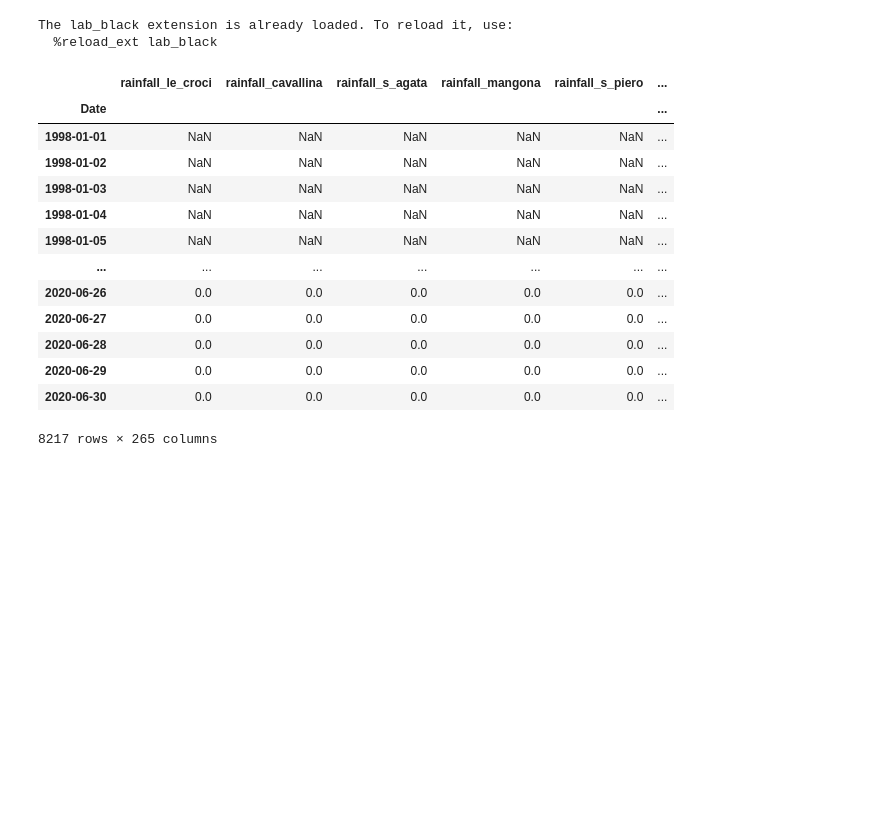
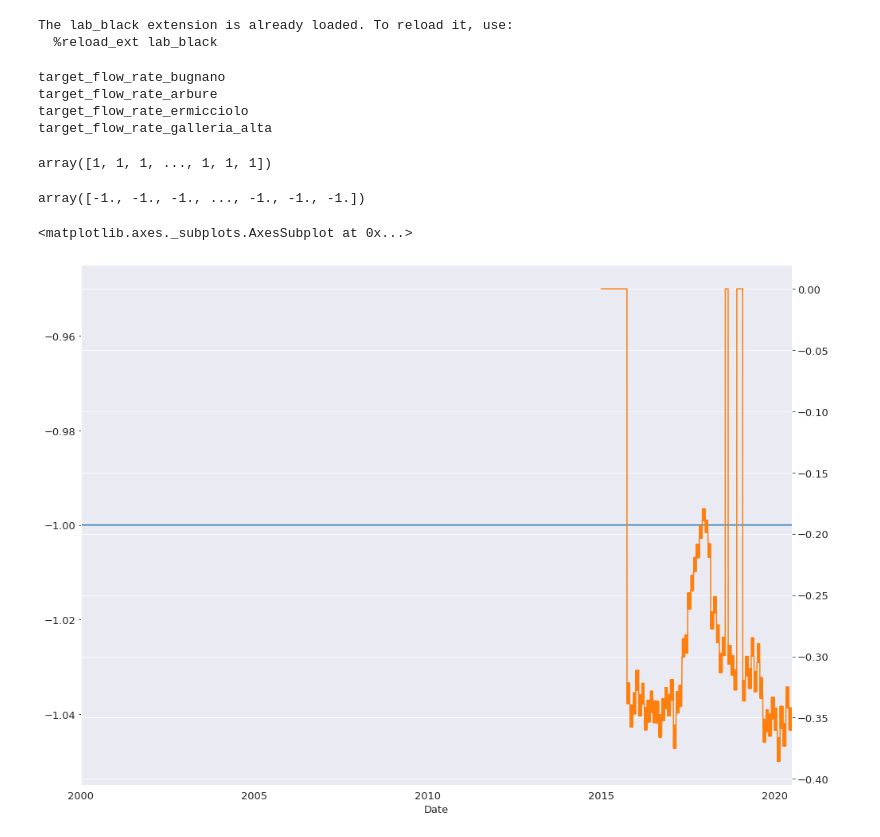
Before and after one commit to thomas-wsbd/acea-water-prediction, a Jupyter notebook: preprocess.ipynb, the cells around one changed output. Saved outputs shown, nothing was run; the diff lists cells and outputs as text; code cells hidden in the pictures; blank space fills up the shorter version.

```diff
--- a/preprocess.ipynb
+++ b/preprocess.ipynb
@@ -90,17 +55,33 @@ def gather_df(dataset_name):
-# %%
-gather_df("river_arno")
-# %% [output]
-|  | rainfall_le_croci | rainfall_cavallina | rainfall_s_agata | rainfall_mangona | rainfall_s_piero | ... |
-| Date |  |  |  |  |  | ... |
-| 1998-01-01 | NaN | NaN | NaN | NaN | NaN | ... |
-| 1998-01-02 | NaN | NaN | NaN | NaN | NaN | ... |
-| 1998-01-03 | NaN | NaN | NaN | NaN | NaN | ... |
-| 1998-01-04 | NaN | NaN | NaN | NaN | NaN | ... |
-| 1998-01-05 | NaN | NaN | NaN | NaN | NaN | ... |
-| ... | ... | ... | ... | ... | ... | ... |
-| 2020-06-26 | 0.0 | 0.0 | 0.0 | 0.0 | 0.0 | ... |
-| 2020-06-27 | 0.0 | 0.0 | 0.0 | 0.0 | 0.0 | ... |
-| 2020-06-28 | 0.0 | 0.0 | 0.0 | 0.0 | 0.0 | ... |
-| 2020-06-29 | 0.0 | 0.0 | 0.0 | 0.0 | 0.0 | ... |
-| 2020-06-30 | 0.0 | 0.0 | 0.0 | 0.0 | 0.0 | ... |
-8217 rows × 265 columns
+# %%
+for file in glob.glob("./data/kaggle-preprocessed/wa*.pkl"):
+    df = pd.read_pickle(file)
+# %%
+for col in df.columns:
+    if "target" in col:
+        #         plt.show()
+        print(col)
+#         df[col].plot()
+# %% [output]
+target_flow_rate_bugnano
+target_flow_rate_arbure
+target_flow_rate_ermicciolo
+target_flow_rate_galleria_alta
+# %%
+from sklearn.neighbors import LocalOutlierFactor
+
+clf = LocalOutlierFactor(n_neighbors=2)
+clf.fit_predict(df.target_flow_rate_galleria_alta.ffill().bfill().values.reshape(-1, 1))
+# %% [output]
+array([1, 1, 1, ..., 1, 1, 1])
+# %%
+clf.negative_outlier_factor_
+# %% [output]
+array([-1., -1., -1., ..., -1., -1., -1.])
+# %%
+s = pd.Series(clf.negative_outlier_factor_)
+s.index = df.index
+s.plot()
+df.target_flow_rate_bugnano.plot(secondary_y=True)
+# %% [output]
+<matplotlib.axes._subplots.AxesSubplot at 0x...>
+[figure, added]
```
Also changed, not shown: parts of 2 cells of this notebook, 3 other files.
